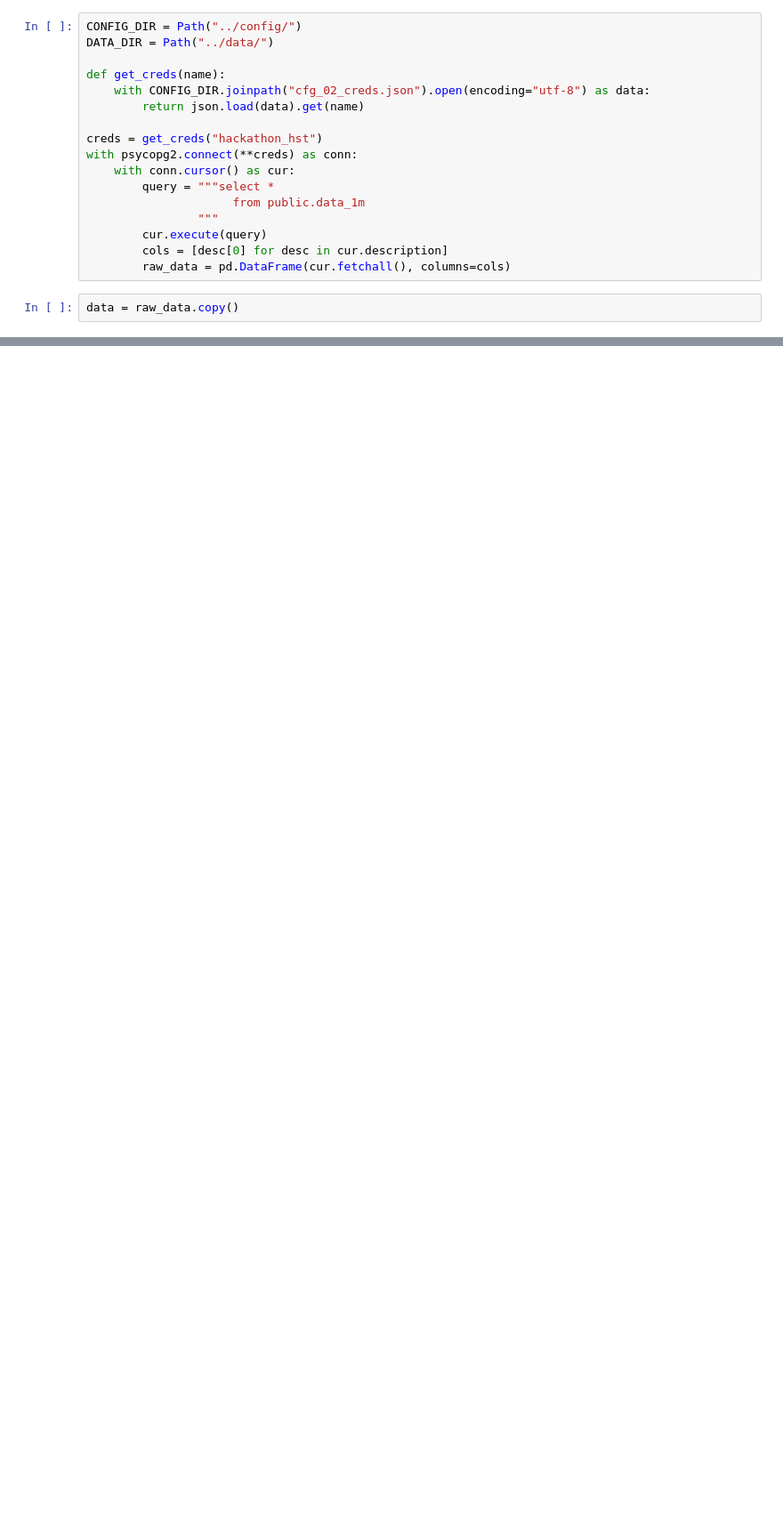
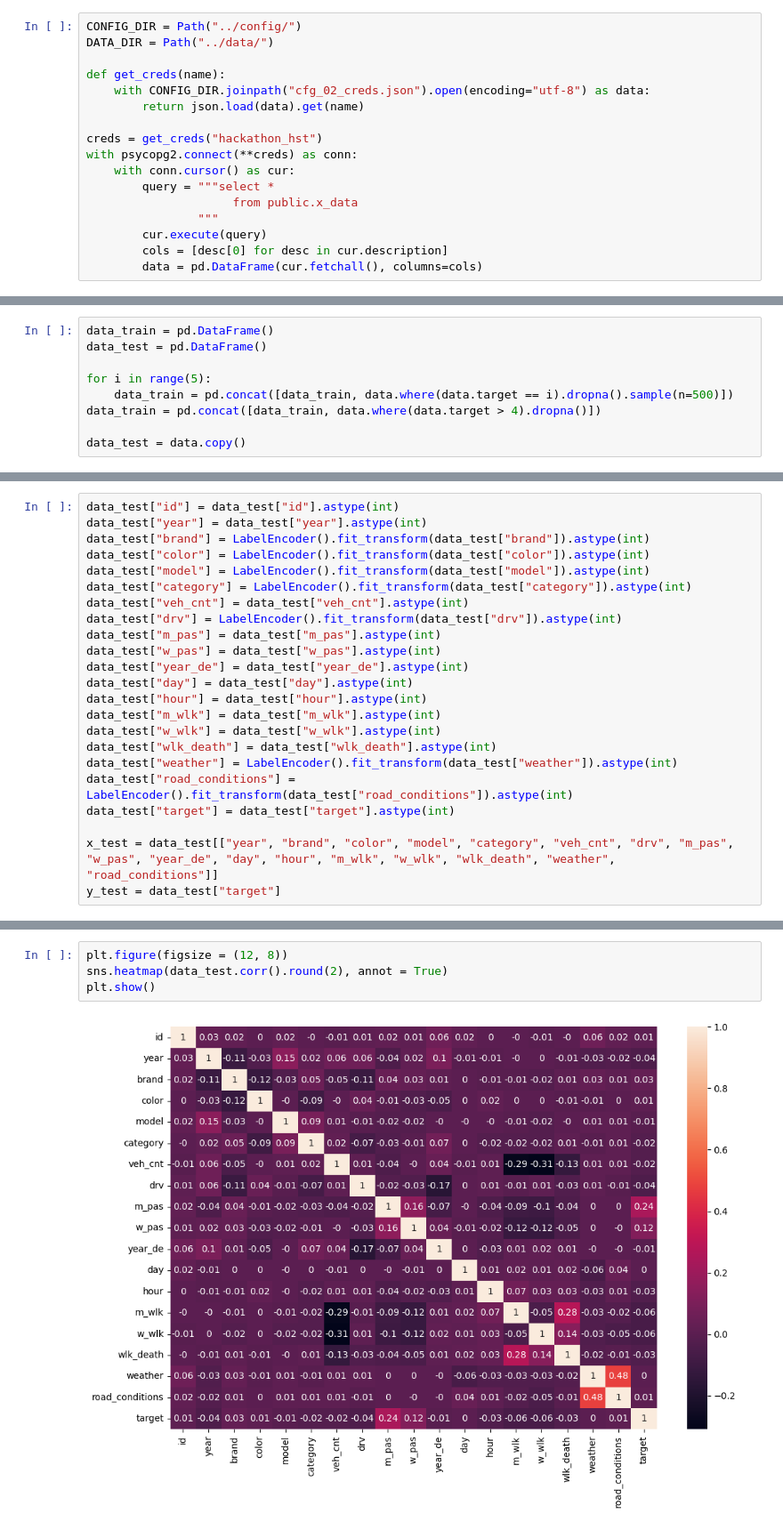
Before and after one commit to gad1k/SonameHack, a Jupyter notebook: notebook/nb_01_eda.ipynb, the cells around one changed output, grey strips where cells are left out. Shown: that part at 89% size. Saved outputs shown, nothing was run; the diff lists cells and outputs as text; blank space fills up the shorter version.

```diff
--- a/notebook/nb_01_eda.ipynb
+++ b/notebook/nb_01_eda.ipynb
@@ -30,10 +28,8 @@ creds = get_creds("hackathon_hst")
 with psycopg2.connect(**creds) as conn:
     with conn.cursor() as cur:
         query = """select *
-                     from public.data_1m
+                     from public.x_data
                 """
         cur.execute(query)
         cols = [desc[0] for desc in cur.description]
-        raw_data = pd.DataFrame(cur.fetchall(), columns=cols)
+        data = pd.DataFrame(cur.fetchall(), columns=cols)
-# %%
-data = raw_data.copy()
@@ -149,0 +36,9 @@ plt.show()
+# %%
+data_train = pd.DataFrame()
+data_test = pd.DataFrame()
+
+for i in range(5):
+    data_train = pd.concat([data_train, data.where(data.target == i).dropna().sample(n=500)])
+data_train = pd.concat([data_train, data.where(data.target > 4).dropna()])
+
+data_test = data.copy()
@@ -149,0 +68,23 @@ plt.show()
+# %%
+data_test["id"] = data_test["id"].astype(int)
+data_test["year"] = data_test["year"].astype(int)
+data_test["brand"] = LabelEncoder().fit_transform(data_test["brand"]).astype(int)
+data_test["color"] = LabelEncoder().fit_transform(data_test["color"]).astype(int)
+data_test["model"] = LabelEncoder().fit_transform(data_test["model"]).astype(int)
+data_test["category"] = LabelEncoder().fit_transform(data_test["category"]).astype(int)
+data_test["veh_cnt"] = data_test["veh_cnt"].astype(int)
+data_test["drv"] = LabelEncoder().fit_transform(data_test["drv"]).astype(int)
+data_test["m_pas"] = data_test["m_pas"].astype(int)
+data_test["w_pas"] = data_test["w_pas"].astype(int)
+data_test["year_de"] = data_test["year_de"].astype(int)
+data_test["day"] = data_test["day"].astype(int)
+data_test["hour"] = data_test["hour"].astype(int)
+data_test["m_wlk"] = data_test["m_wlk"].astype(int)
+data_test["w_wlk"] = data_test["w_wlk"].astype(int)
+data_test["wlk_death"] = data_test["wlk_death"].astype(int)
+data_test["weather"] = LabelEncoder().fit_transform(data_test["weather"]).astype(int)
+data_test["road_conditions"] = LabelEncoder().fit_transform(data_test["road_conditions"]).astype(int)
+data_test["target"] = data_test["target"].astype(int)
+
+x_test = data_test[["year", "brand", "color", "model", "category", "veh_cnt", "drv", "m_pas", "w_pas", "year_de", "day", "hour", "m_wlk", "w_wlk", "wlk_death", "weather", "road_conditions"]]
+y_test = data_test["target"]
@@ -149,0 +136,6 @@ plt.show()
+# %%
+plt.figure(figsize = (12, 8))
+sns.heatmap(data_test.corr().round(2), annot = True)
+plt.show()
+# %% [output]
+[figure, added]
```
Also changed, not shown: parts of 16 cells of this notebook, 5 other files.
